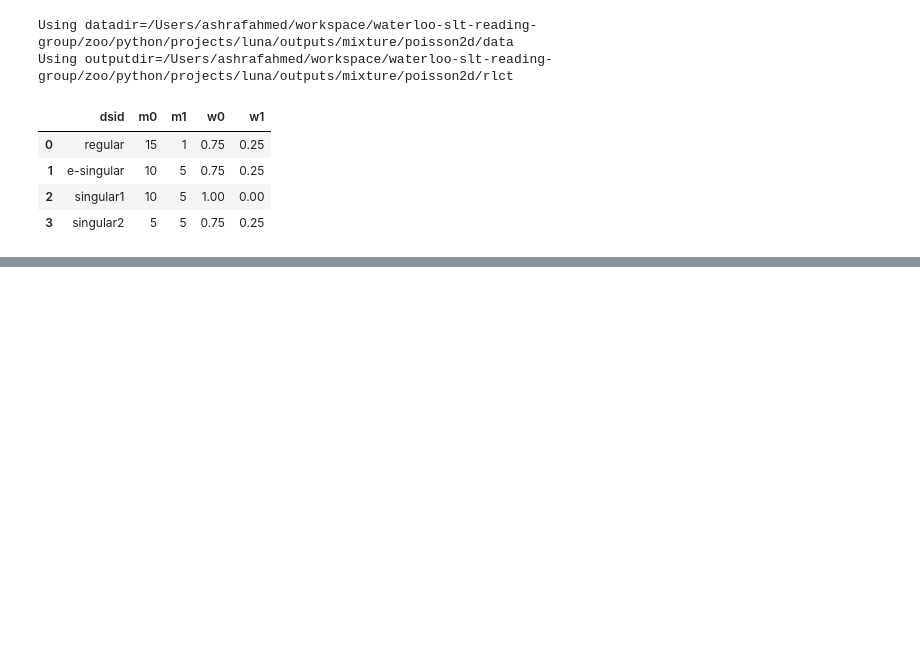
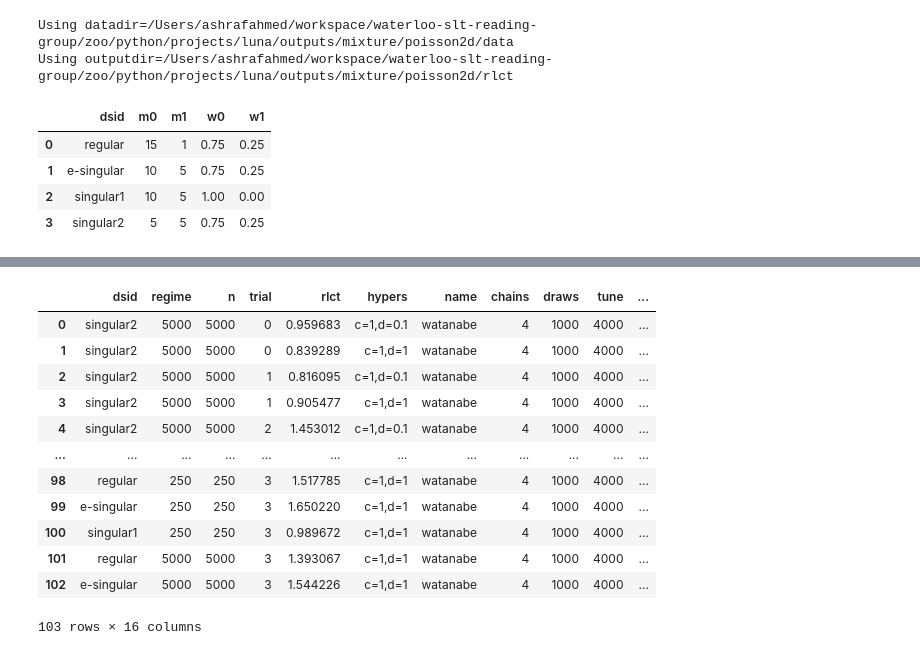
Before and after one commit to RealAshrafAhmed/singular-learning-theory, a Jupyter notebook: zoo/python/projects/luna/notebooks/poisson2d/poisson2d-rlct.ipynb, the cells around one changed output, grey strips where cells are left out. Saved outputs shown, nothing was run; the diff lists cells and outputs as text; code cells hidden in the pictures; blank space fills up the shorter version.

```diff
--- a/zoo/python/projects/luna/notebooks/poisson2d/poisson2d-rlct.ipynb
+++ b/zoo/python/projects/luna/notebooks/poisson2d/poisson2d-rlct.ipynb
@@ -115,6 +115,7 @@ from tqdm.notebook import tqdm
 import pymc as pm
 import numpy as np
 import arviz as az
+import time
 
 
 n_components = 2
@@ -129,25 +130,27 @@ d_values=[1/10, 1]
 
 # read all the data so we can nicely loop
 for run in tqdm(range(1000), desc=f"runs "):
-  if run > 25:
+  if run > 10:
     break
-
   for c_index, c in enumerate(c_values):
     d = d_values[c_index]
+    hypers = f"c={c},d={d}"
     for regime in tqdm(regimes, desc="regimes"):
       for dsid in dgps["dsid"].unique():
-        # Skip if already completed
-        if (run, regime, dsid) in completed:
-            continue
-
-        # try:
         dataset = pd.read_csv(f"{datadir}/{dsid}-{regime}.csv")
 
         X = dataset.iloc[:, run].to_numpy()
         n_obs = len(X)
 
+        # Skip if already completed
+        if (run, regime, dsid, hypers) in completed:
+          print(f"skipped run={run}, dsid={dsid}, regime={regime}, hypers={hypers}")
+          continue
+        start = time.perf_counter()
+
         beta = c/np.log(n_obs)
         delta = d/np.log(n_obs)
+
         ll0 = None
         with TemperedPoissonMixture(X=X, beta=beta) as model:
           idata = model.sample(draws=n_draws,
@@ -198,8 +201,8 @@ for run in tqdm(range(1000), desc=f"runs "):
 
         rlct=(ll0-ll1)/(1/(beta+delta)-1/beta)
 
-
-        print(f"c={c},d={d}, rlct_watanabe={rlct}")
+        end = time.perf_counter()
+        print(f"run={run}, regime={regime}, c={c},d={d}, dsid={dsid}, rlct_watanabe={rlct}, duration={end-start:.6f}")
 
         result = {
           "dsid": dsid,
@@ -207,8 +210,7 @@ for run in tqdm(range(1000), desc=f"runs "):
           "n": regime,
           "trial": run,
           "rlct": rlct,
-          "c": c,
-          "d": d,
+          "hypers": hypers,
           "name": "watanabe",
           "chains": n_chains,
           "draws": n_draws,
@@ -217,12 +219,13 @@ for run in tqdm(range(1000), desc=f"runs "):
           "total_divergences": np.sum(total_divergences0, total_divergences1),
           "max_divergences": np.max(max_divergences0, max_divergences1),
           "divergences_per_chain": divs_per_chain0.tolist()+divs_per_chain1.tolist(),
-          "chain_tree_depth": np.max([tree_depth0, tree_depth1])
+          "chain_tree_depth": np.max([tree_depth0, tree_depth1]),
+          "duration": end-start
         }
 
         estimators_data.append(result)
-        completed.add((run, regime, dsid))
+        completed.add((run, regime, dsid, hypers))
 
-  # Save after each successful run
-  save_results()
+      # Save after each successful run
+      save_results()
 # %% [output]
@@ -245 +337,18 @@ KeyboardInterrupt:
+# %%
+rlct_estimates_df = pd.DataFrame(estimators_data)
+rlct_estimates_df
+# %% [output]
+|  | dsid | regime | n | trial | rlct | hypers | name | chains | draws | tune | ... |
+| 0 | singular2 | 5000 | 5000 | 0 | 0.959683 | c=1,d=0.1 | watanabe | 4 | 1000 | 4000 | ... |
+| 1 | singular2 | 5000 | 5000 | 0 | 0.839289 | c=1,d=1 | watanabe | 4 | 1000 | 4000 | ... |
+| 2 | singular2 | 5000 | 5000 | 1 | 0.816095 | c=1,d=0.1 | watanabe | 4 | 1000 | 4000 | ... |
+| 3 | singular2 | 5000 | 5000 | 1 | 0.905477 | c=1,d=1 | watanabe | 4 | 1000 | 4000 | ... |
+| 4 | singular2 | 5000 | 5000 | 2 | 1.453012 | c=1,d=0.1 | watanabe | 4 | 1000 | 4000 | ... |
+| ... | ... | ... | ... | ... | ... | ... | ... | ... | ... | ... | ... |
+| 98 | regular | 250 | 250 | 3 | 1.517785 | c=1,d=1 | watanabe | 4 | 1000 | 4000 | ... |
+| 99 | e-singular | 250 | 250 | 3 | 1.650220 | c=1,d=1 | watanabe | 4 | 1000 | 4000 | ... |
+| 100 | singular1 | 250 | 250 | 3 | 0.989672 | c=1,d=1 | watanabe | 4 | 1000 | 4000 | ... |
+| 101 | regular | 5000 | 5000 | 3 | 1.393067 | c=1,d=1 | watanabe | 4 | 1000 | 4000 | ... |
+| 102 | e-singular | 5000 | 5000 | 3 | 1.544226 | c=1,d=1 | watanabe | 4 | 1000 | 4000 | ... |
+103 rows × 16 columns
 # %%
```
Also changed, not shown: parts of 10 cells of this notebook, 2 other files.
